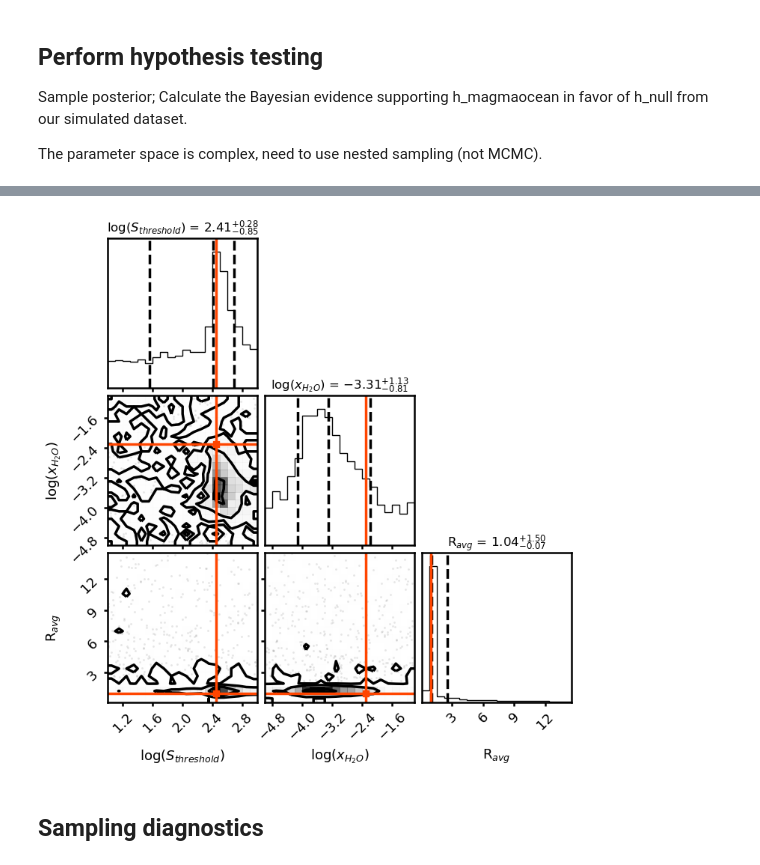
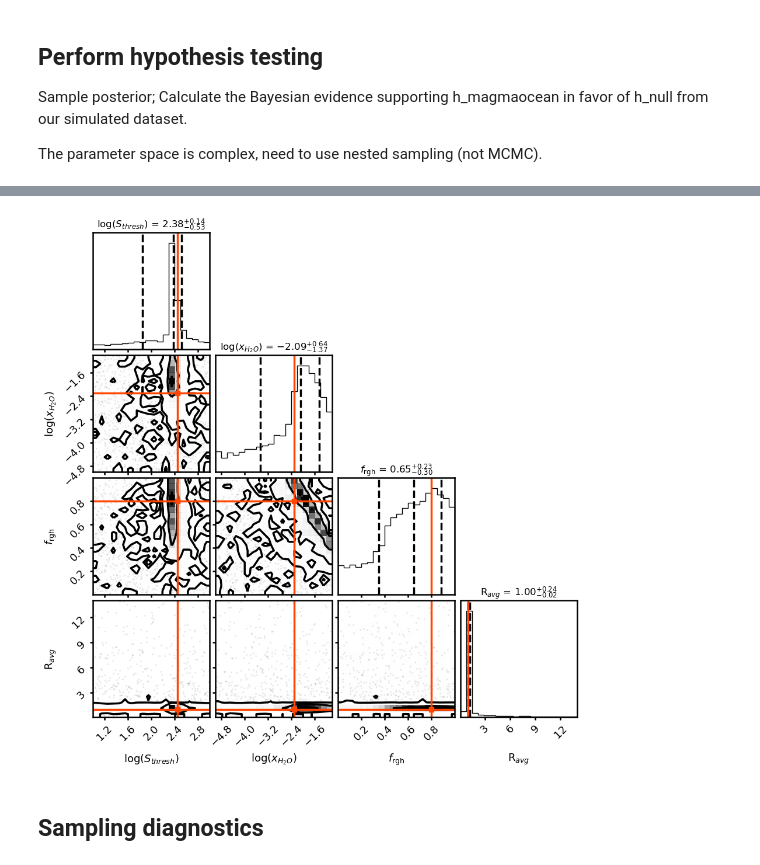
Before and after one commit to matiscke/hz-inner-edge-discontinuity, a Jupyter notebook: src/scripts/magmaocean.ipynb, the cells around one changed output, grey strips where cells are left out. Saved outputs shown, nothing was run; the diff lists cells and outputs as text; code cells hidden in the pictures.

```diff
--- a/src/scripts/magmaocean.ipynb
+++ b/src/scripts/magmaocean.ipynb
@@ -594,5 +594,5 @@ print(N)
 # %% [markdown]
 simulate observations, obtain dataset
 # %%
-data = survey.observe(detected)
-data.to_pandas().head()
+data = survey.observe(detected, demographics=True)
+# data.to_pandas().head()
@@ -706,20 +691,4 @@ compute rolling mean of radius and its uncertainty
 # %%
-def rolling_mean(d, window):
-    dd = d.to_pandas()
-    R_mean = dd.sort_values('S_abs')['R'].rolling(window, center=True,min_periods=1).mean()
-    R_sem = dd.sort_values('S_abs')['R'].rolling(window, center=True,min_periods=1).sem()  # rolling standard error of mean
-    rho_mean = dd.sort_values('S_abs')['rho'].rolling(window, center=True,min_periods=1).mean()
-    rho_sem = dd.sort_values('S_abs')['rho'].rolling(window, center=True,min_periods=1).sem()  # rolling standard error of mean
-
-    data.sort_by('S_abs', inplace=True)
-    data['R_mean'] = R_mean
-    data['rho_mean'] = rho_mean
-    # data.error['R_mean'] = 20*data.error['R']
-    data.error.sort_by('S_abs', inplace=True)
-    data.error['R_mean'] = R_sem
-    data.error['rho_mean'] = rho_sem
-    return data
-
 def plot_rolling_mean(data, parameter_of_interest='R'):
     """diagnostic plot"""
     fig, ax = plt.subplots(figsize=[16,5])
@@ -731,17 +700,9 @@ def plot_rolling_mean(data, parameter_of_interest='R'):
     ax.plot(data.sort_by('S_abs')['S_abs'], data.error[parameter_of_interest + '_mean'] + 1, c='C3')
     ax.set_ylabel(parameter_of_interest + '$_\mathrm{mean}$')
     ax.set_xlabel('S [W/m2]')
+    ax.axvline(planets_args['S_thresh'], ls='-.', c='gray', alpha=.33)
     ax.invert_xaxis()
     ax.set_xscale('log')
 
-
-data = rolling_mean(data, window=25)
-# data = rolling_mean(data, window=3)
-
-
-# crank up rolling mean errors to account for measurement errors
-data.error['R_mean'] *= 2.
-data.error['rho_mean'] *= 2.
-
 plot_rolling_mean(data, parameter_of_interest=parameter_of_interest)
 # %% [output]
@@ -783,13 +744,13 @@ if parameter_of_interest == 'R':
 elif parameter_of_interest == 'rho':
     avg_out = np.average(CONST['rho_Earth']*sample['M'][(sample['S_abs'] < planets_args['S_thresh']) & sample['transiting']]/
                          (sample['R'][(sample['S_abs'] < planets_args['S_thresh']) & sample['transiting']])**3)
-truths=np.array([np.log10(planets_args['S_thresh']), np.log10(planets_args['wrr']), avg_out])
+truths=np.array([np.log10(planets_args['S_thresh']), np.log10(planets_args['wrr']), planets_args['f_rgh'], avg_out])
 
 fig = corner.corner(
                     # chains[['f_magma', 'log_a_cut', 'radius_reduction']], labels=['$\eta_{magma}$', '$\log(a_{cut})$','$f_{R_\mathrm{P}}$'],
                     # chains[['f_magma', 'log_a_cut', 'lambda_a']], labels=['$\eta_{magma}$', '$\log(a_{cut})$','$\lambda_a$'],
                     # chains[['f_magma', 'log_a_cut', 'radius_reduction','R_avg']], labels=['$\eta_{magma}$', '$\log(a_{cut})$','$f_{R_\mathrm{P}}$', 'R$_{avg}$'],
-                    chains[['log_S_thresh', 'log_wrr', 'avg']], labels=['$\log(S_{threshold})$', '$\log(x_{H_2O})$', parameter_of_interest + '$_{avg}$'],
+                    chains[['log_S_thresh', 'log_wrr', 'f_rgh', 'avg']], labels=['$\log(S_{thresh})$', '$\log(x_{H_2O})$', '$f_\mathrm{rgh}$', parameter_of_interest + '$_{avg}$'],
                     quantiles=[0.16, 0.5, 0.84],
                     show_titles=True, title_kwargs={"fontsize": 12},
                     truths=truths, truth_color='orangered'
@@ -803,4 +765,4 @@ WARNING:root:Pandas support in corner is deprecated; use ArviZ directly
-[figure, old version]
+[figure, new version]
 # %% [markdown]
 ## Sampling diagnostics
 # %%
```
Also changed, not shown: parts of 51 cells of this notebook.
